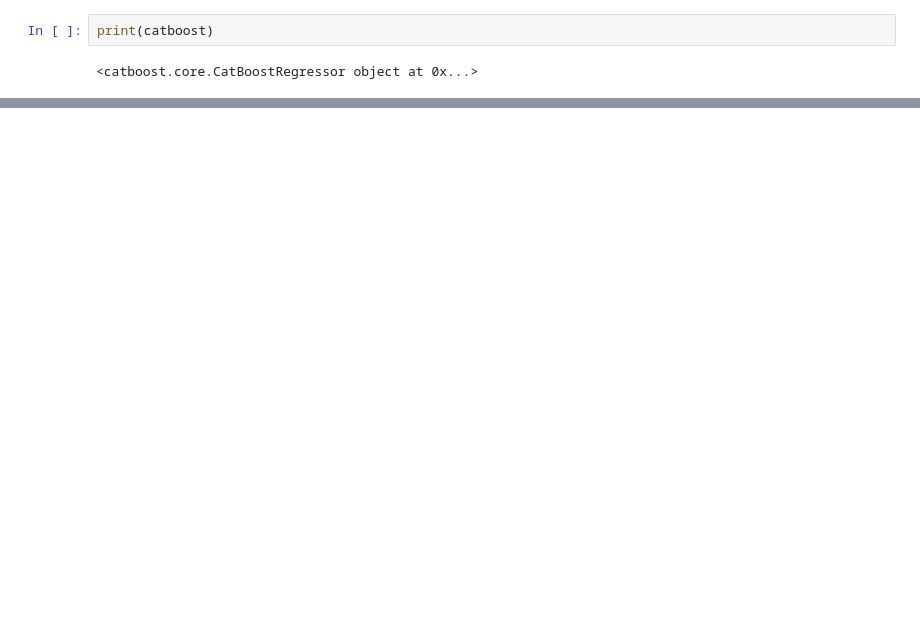
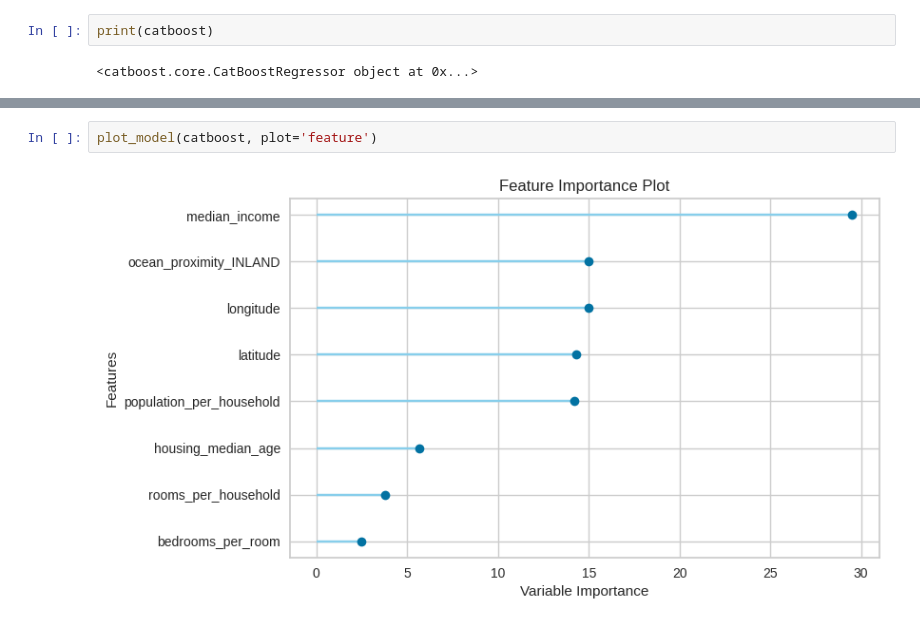
Before and after one commit to Camicb/practice, a Jupyter notebook: Predicting_Housing_prices.ipynb, the cells around one changed output, grey strips where cells are left out. Saved outputs shown, nothing was run; the diff lists cells and outputs as text; blank space fills up the shorter version.

```diff
--- a/Predicting_Housing_prices.ipynb
+++ b/Predicting_Housing_prices.ipynb
@@ -188,0 +196,4 @@ print(catboost)
+# %%
+plot_model(catboost, plot='feature')
+# %% [output]
+[figure, added]
```
Also changed, not shown: parts of 4 cells of this notebook.
